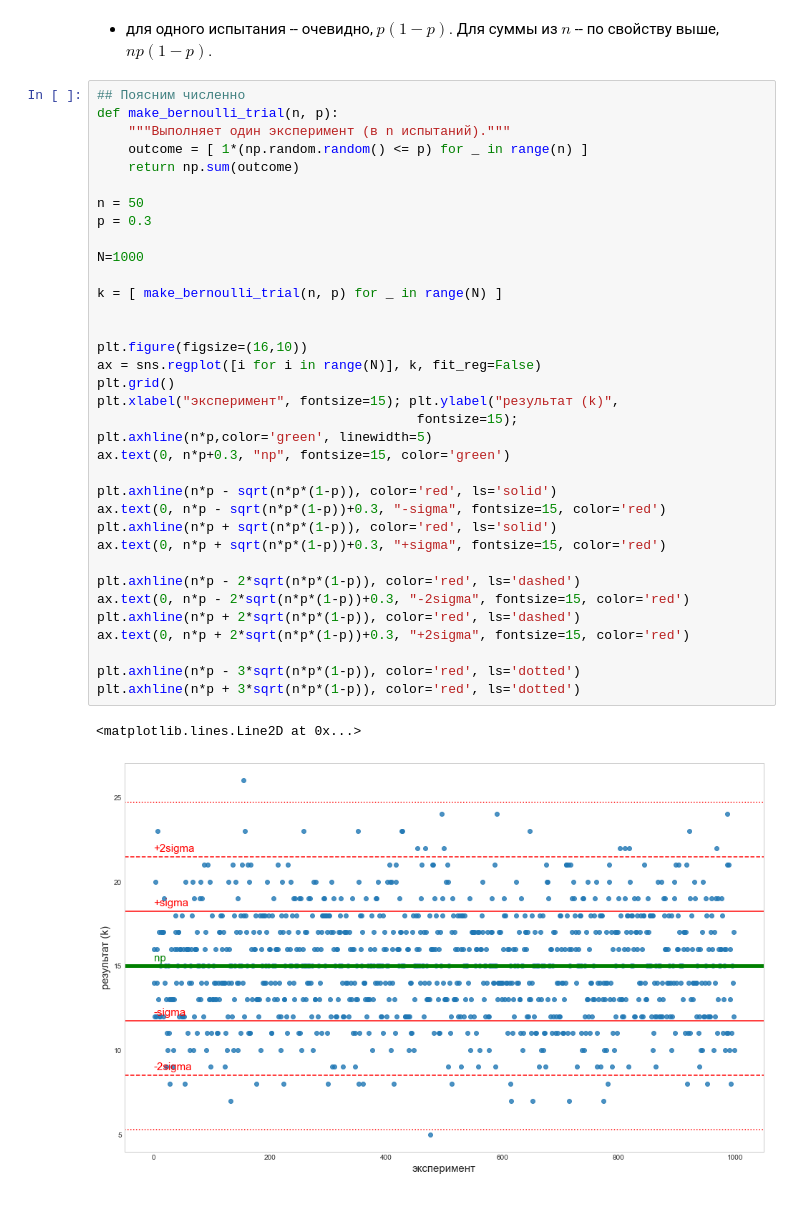
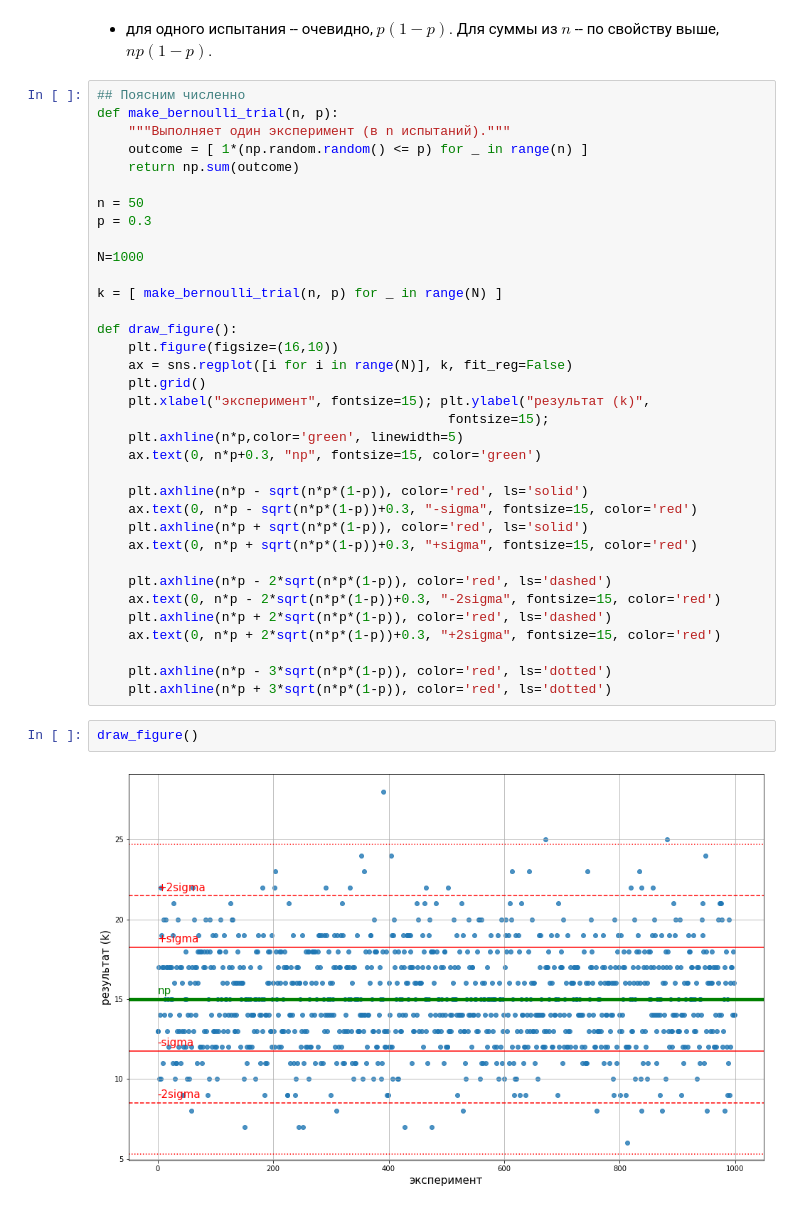
Before and after one commit to alex-bochkarev/zpsh-21-probs, a Jupyter notebook: 3-random-vars.ipynb, the cells around one changed output. Drawn from its saved outputs; the diff is of its cells as text.

```diff
--- a/3-random-vars.ipynb
+++ b/3-random-vars.ipynb
@@ -228,27 +228,28 @@ N=1000
 
 k = [ make_bernoulli_trial(n, p) for _ in range(N) ]
 
+def draw_figure():
+    plt.figure(figsize=(16,10))
+    ax = sns.regplot([i for i in range(N)], k, fit_reg=False)
+    plt.grid()
+    plt.xlabel("эксперимент", fontsize=15); plt.ylabel("результат (k)",
+                                             fontsize=15);
+    plt.axhline(n*p,color='green', linewidth=5)
+    ax.text(0, n*p+0.3, "np", fontsize=15, color='green')
 
-plt.figure(figsize=(16,10))
-ax = sns.regplot([i for i in range(N)], k, fit_reg=False)
-plt.grid()
-plt.xlabel("эксперимент", fontsize=15); plt.ylabel("результат (k)",
-                                         fontsize=15);
-plt.axhline(n*p,color='green', linewidth=5)
-ax.text(0, n*p+0.3, "np", fontsize=15, color='green')
+    plt.axhline(n*p - sqrt(n*p*(1-p)), color='red', ls='solid')
+    ax.text(0, n*p - sqrt(n*p*(1-p))+0.3, "-sigma", fontsize=15, color='red')
+    plt.axhline(n*p + sqrt(n*p*(1-p)), color='red', ls='solid')
+    ax.text(0, n*p + sqrt(n*p*(1-p))+0.3, "+sigma", fontsize=15, color='red')
 
-plt.axhline(n*p - sqrt(n*p*(1-p)), color='red', ls='solid')
-ax.text(0, n*p - sqrt(n*p*(1-p))+0.3, "-sigma", fontsize=15, color='red')
-plt.axhline(n*p + sqrt(n*p*(1-p)), color='red', ls='solid')
-ax.text(0, n*p + sqrt(n*p*(1-p))+0.3, "+sigma", fontsize=15, color='red')
+    plt.axhline(n*p - 2*sqrt(n*p*(1-p)), color='red', ls='dashed')
+    ax.text(0, n*p - 2*sqrt(n*p*(1-p))+0.3, "-2sigma", fontsize=15, color='red')
+    plt.axhline(n*p + 2*sqrt(n*p*(1-p)), color='red', ls='dashed')
+    ax.text(0, n*p + 2*sqrt(n*p*(1-p))+0.3, "+2sigma", fontsize=15, color='red')
 
-plt.axhline(n*p - 2*sqrt(n*p*(1-p)), color='red', ls='dashed')
-ax.text(0, n*p - 2*sqrt(n*p*(1-p))+0.3, "-2sigma", fontsize=15, color='red')
-plt.axhline(n*p + 2*sqrt(n*p*(1-p)), color='red', ls='dashed')
-ax.text(0, n*p + 2*sqrt(n*p*(1-p))+0.3, "+2sigma", fontsize=15, color='red')
-
-plt.axhline(n*p - 3*sqrt(n*p*(1-p)), color='red', ls='dotted')
-plt.axhline(n*p + 3*sqrt(n*p*(1-p)), color='red', ls='dotted')
+    plt.axhline(n*p - 3*sqrt(n*p*(1-p)), color='red', ls='dotted')
+    plt.axhline(n*p + 3*sqrt(n*p*(1-p)), color='red', ls='dotted')
-# %% [output]
-<matplotlib.lines.Line2D at 0x...>
-[figure, removed]
+# %%
+draw_figure()
+# %% [output]
+[figure, added]
```
Also changed, not shown: parts of 11 cells of this notebook.
